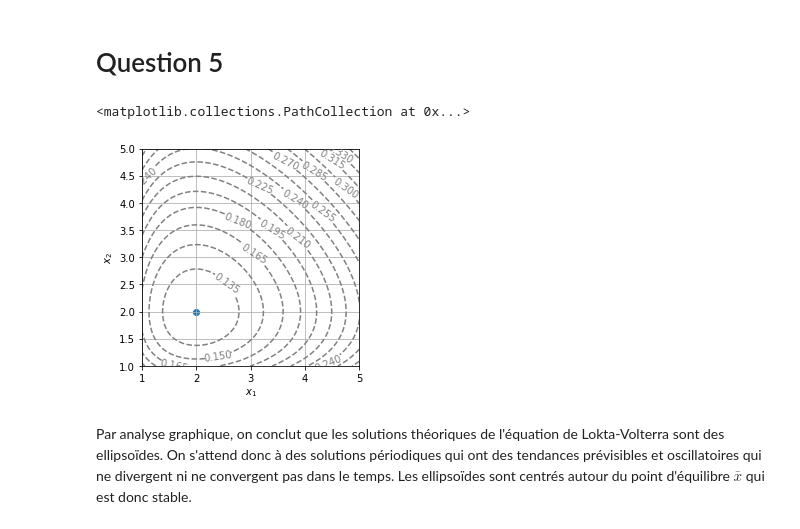
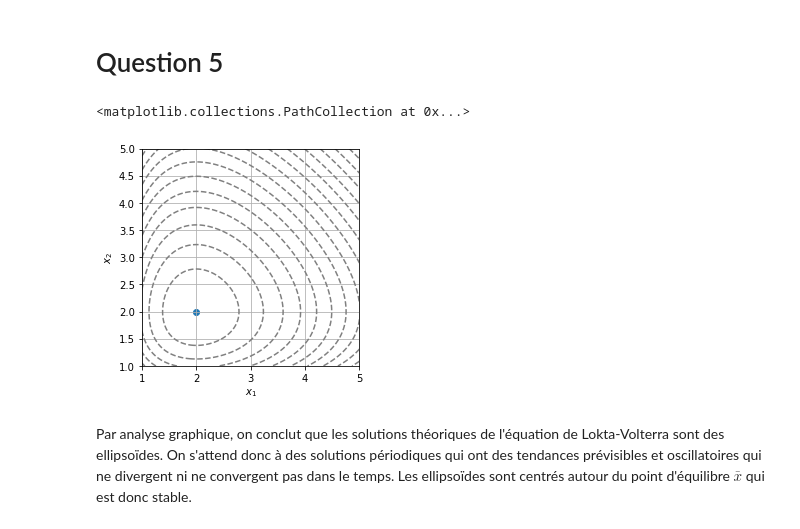
Before and after one commit to remymart/projet_equa_diff, a Jupyter notebook: equa_diff.ipynb, the cells around one changed output. Saved outputs shown, nothing was run; the diff lists cells and outputs as text; code cells hidden in the pictures.

```diff
--- a/equa_diff.ipynb
+++ b/equa_diff.ipynb
@@ -113,23 +113,23 @@ $f$ est indépendante de t donc par le théorème du domaine maximale d'existenc
 # %%
 def display_contour(f, x, y, levels):
     X, Y = np.meshgrid(x, y)
     Z = f(X, Y)
-    fig, ax = plt.subplots()
+    #fig, ax = plt.subplots()
     contour_set = plt.contour(
         X, Y, Z, colors="grey", linestyles="dashed",
         levels=levels
     )
-    ax.clabel(contour_set)
+    #ax.clabel(contour_set)
     plt.grid(True)
     plt.xlabel("$x_1$")
     plt.ylabel("$x_2$")
     plt.gca().set_aspect("equal")
 
 display_contour(H, np.linspace(1, 5, 1000), np.linspace(1, 5, 1000), 20)
 plt.scatter(gamma/delta, alpha/beta)
 # %% [output]
 <matplotlib.collections.PathCollection at 0x...>
-[figure, old version]
+[figure, new version]
 # %% [markdown]
 Par analyse graphique, on conclut que les solutions théoriques de l'équation de Lokta-Volterra sont des ellipsoïdes. On s'attend donc à des solutions périodiques qui ont des tendances prévisibles et oscillatoires qui ne divergent ni ne convergent pas dans le temps. Les ellipsoïdes sont centrés autour du point d'équilibre $\bar{x}$ qui est donc stable.
 # %% [markdown]
```
Also changed, not shown: parts of 26 cells of this notebook.
